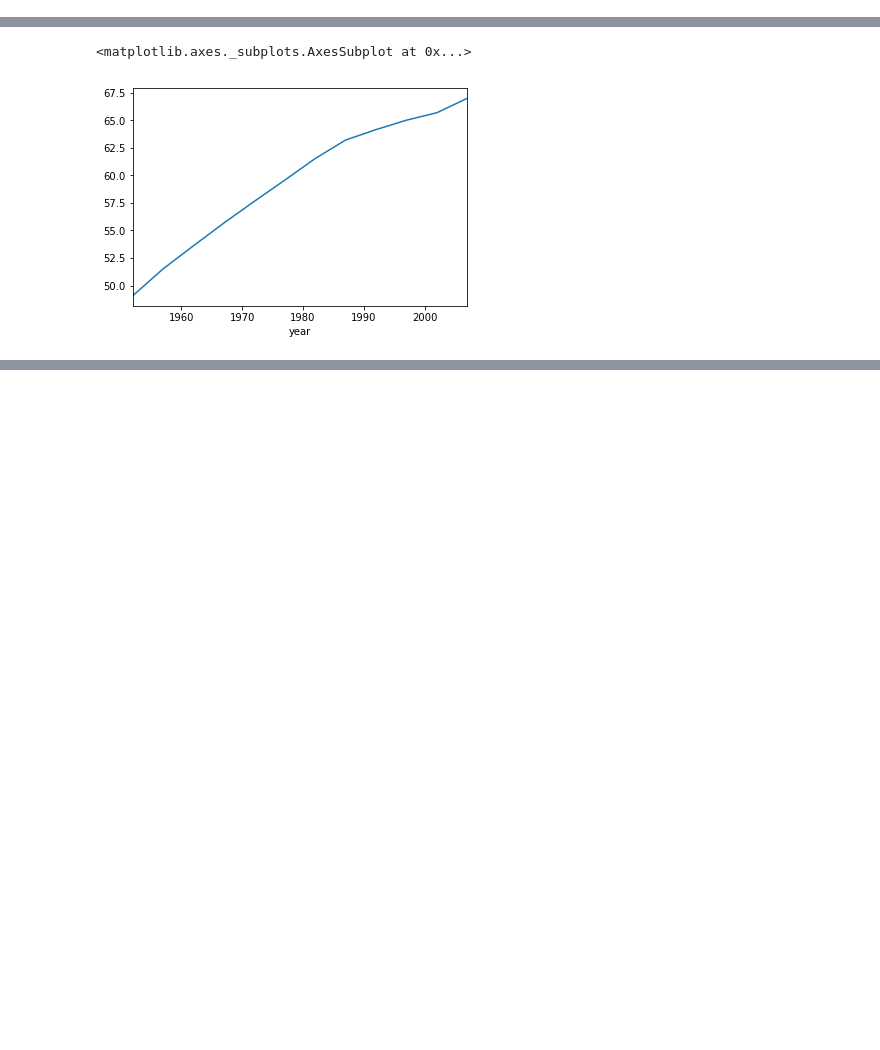
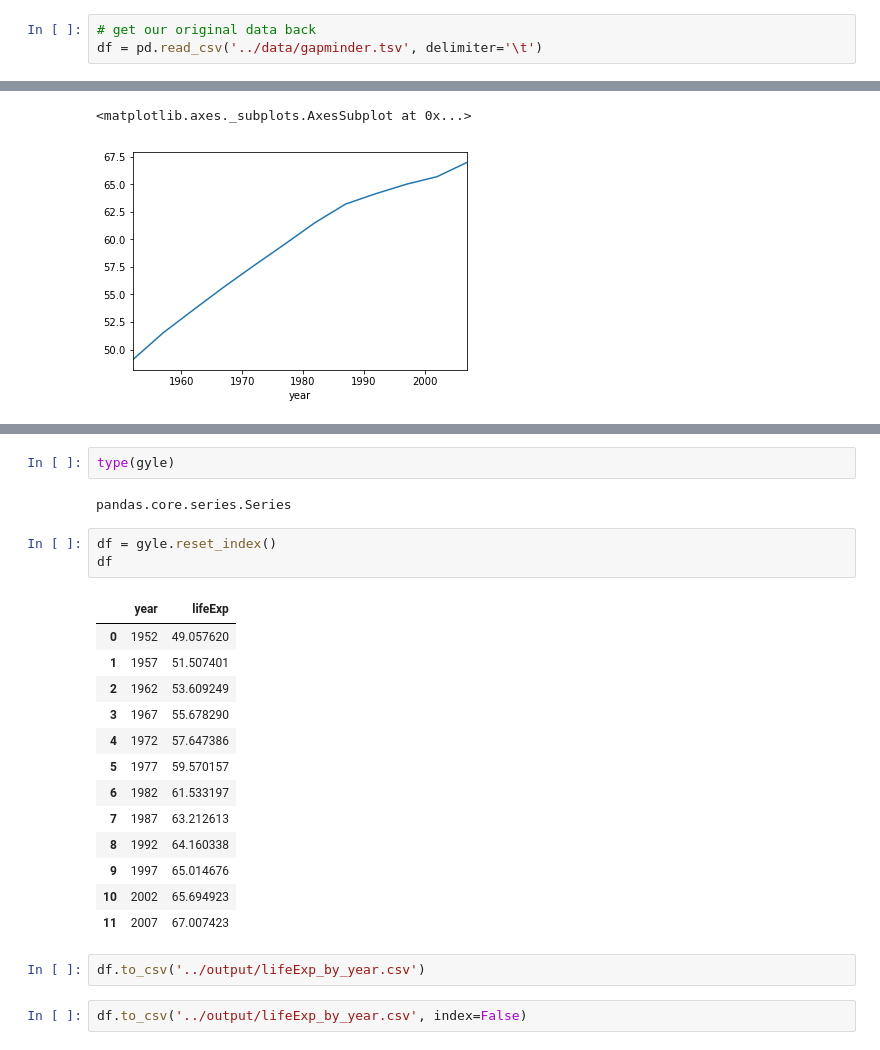
Before and after one commit to chendaniely/scipy-2017-tutorial-pandas, a Jupyter notebook: 01-notes/01-pandas_intro.ipynb, the cells around one changed output, grey strips where cells are left out. Saved outputs shown, nothing was run; the diff lists cells and outputs as text; blank space fills up the shorter version.

Commit message:
:panda_face: changes from 0.20! phew

```diff
--- a/01-notes/01-pandas_intro.ipynb
+++ b/01-notes/01-pandas_intro.ipynb
@@ -214,5 +199,8 @@ df[0:5]
 # %% [markdown]
 ## Rows
+# %%
+# get our original data back
+df = pd.read_csv('../data/gapminder.tsv', delimiter='\t')
 # %% [markdown]
 ### `loc`
 # %%
@@ -464,0 +475,25 @@ gyle.plot()
+# %%
+type(gyle)
+# %% [output]
+pandas.core.series.Series
+# %%
+df = gyle.reset_index()
+df
+# %% [output]
+|  | year | lifeExp |
+| 0 | 1952 | 49.057620 |
+| 1 | 1957 | 51.507401 |
+| 2 | 1962 | 53.609249 |
+| 3 | 1967 | 55.678290 |
+| 4 | 1972 | 57.647386 |
+| 5 | 1977 | 59.570157 |
+| 6 | 1982 | 61.533197 |
+| 7 | 1987 | 63.212613 |
+| 8 | 1992 | 64.160338 |
+| 9 | 1997 | 65.014676 |
+| 10 | 2002 | 65.694923 |
+| 11 | 2007 | 67.007423 |
+# %%
+df.to_csv('../output/lifeExp_by_year.csv')
+# %%
+df.to_csv('../output/lifeExp_by_year.csv', index=False)
```
Also changed, not shown: parts of 19 cells of this notebook.
